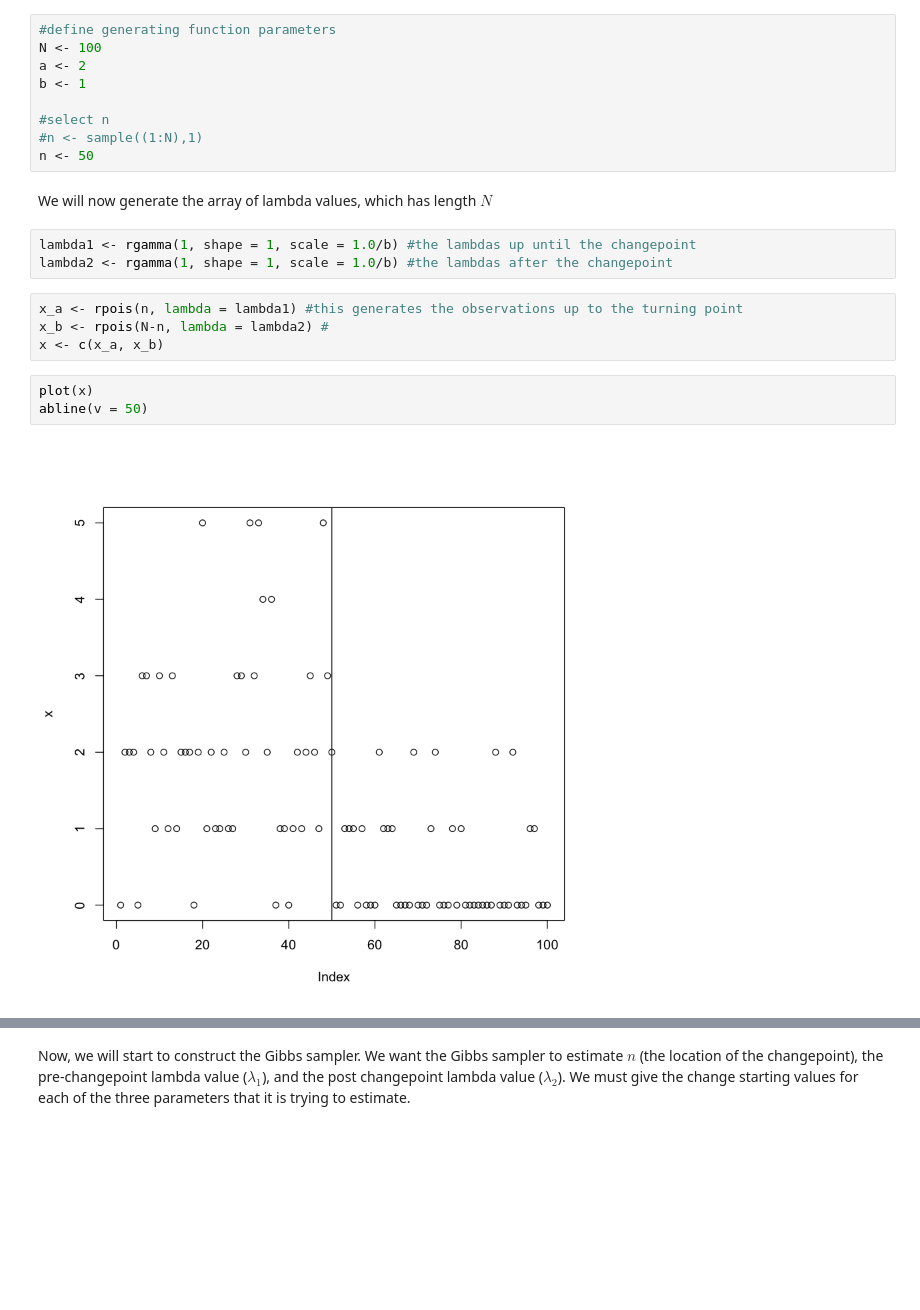
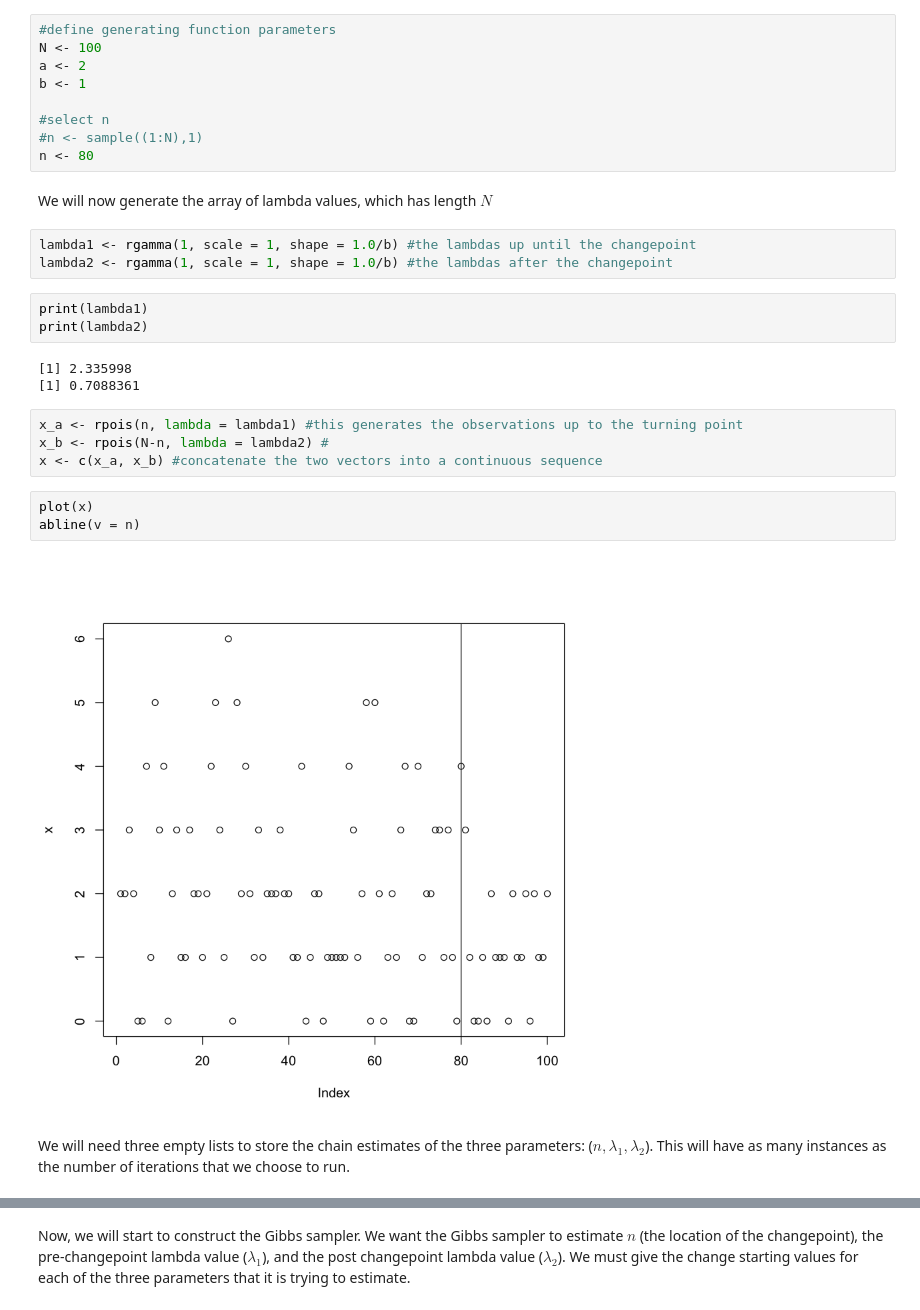
Before and after one commit to franklinmarsh/computational_statistics, a Jupyter notebook: hw5.ipynb, the cells around one changed output, grey strips where cells are left out. Cells and saved outputs as stored; diff of their text form; blank space fills up the shorter version.

```diff
--- a/hw5.ipynb
+++ b/hw5.ipynb
@@ -28,18 +29,26 @@ b <- 1
 
 #select n
 #n <- sample((1:N),1)
-n <- 50
+n <- 80
 # %% [markdown]
 We will now generate the array of lambda values, which has length $N$
 # %%
-lambda1 <- rgamma(1, shape = 1, scale = 1.0/b) #the lambdas up until the changepoint
-lambda2 <- rgamma(1, shape = 1, scale = 1.0/b) #the lambdas after the changepoint
+lambda1 <- rgamma(1, scale = 1, shape = 1.0/b) #the lambdas up until the changepoint
+lambda2 <- rgamma(1, scale = 1, shape = 1.0/b) #the lambdas after the changepoint
+# %%
+print(lambda1)
+print(lambda2)
+# %% [output]
+[1] 2.335998
+[1] 0.7088361
 # %%
 x_a <- rpois(n, lambda = lambda1) #this generates the observations up to the turning point
 x_b <- rpois(N-n, lambda = lambda2) #
-x <- c(x_a, x_b)
+x <- c(x_a, x_b) #concatenate the two vectors into a continuous sequence
 # %%
 plot(x)
-abline(v = 50)
+abline(v = n)
 # %% [output]
-[figure, old version]
+[figure, new version]
+# %% [markdown]
+We will need three empty lists to store the chain estimates of the three parameters: ($n, \lambda_{1}, \lambda_{2}$). This will have as many instances as the number of iterations that we choose to run.
```
Also changed, not shown: parts of 12 cells of this notebook, 2 other files.
